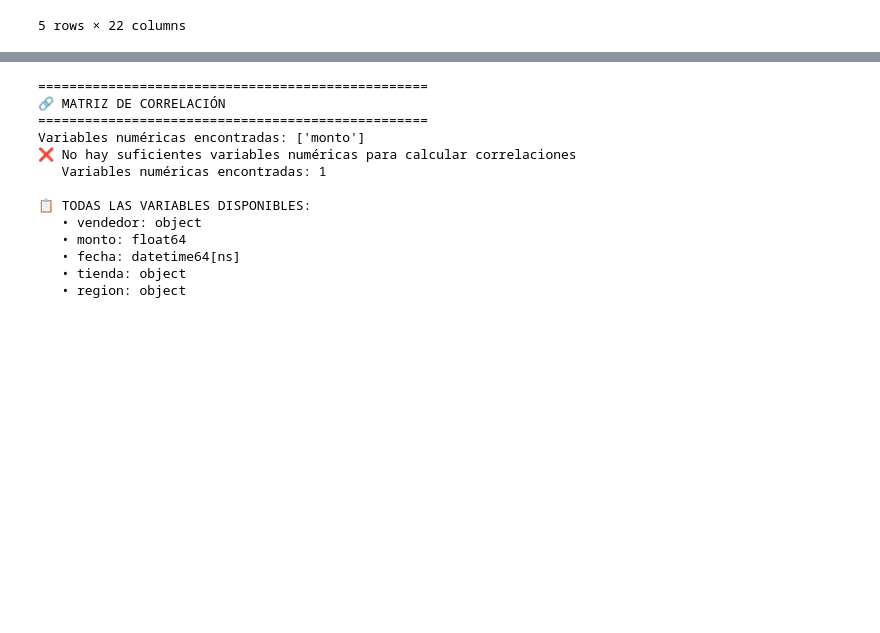
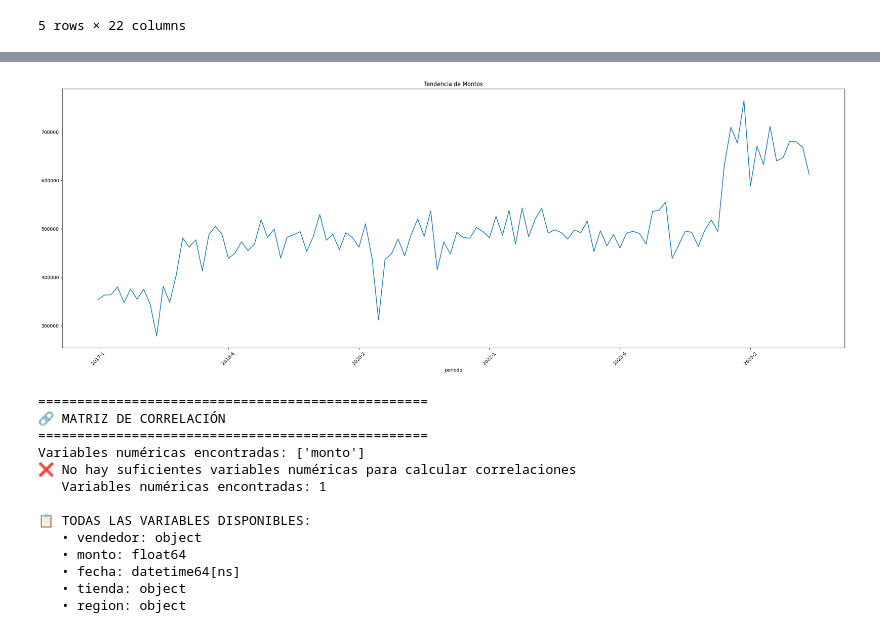
Before and after one commit to jhuarancca/ChiefAIOfficerProgram, a Jupyter notebook: CAIO_Entregable02_EDA.ipynb, the cells around one changed output, grey strips where cells are left out. Saved outputs shown, nothing was run; the diff lists cells and outputs as text; code cells hidden in the pictures; blank space fills up the shorter version.

```diff
--- a/CAIO_Entregable02_EDA.ipynb
+++ b/CAIO_Entregable02_EDA.ipynb
@@ -268,3 +231,9 @@ Ejemplo de fechas convertidas: [Timestamp('2026-02-24 00:00:00'), Timestamp('202
+# %%
+df.groupby('periodo')['total_vent'].sum().plot(figsize=(30,10), title='Tendencia de Montos')
+plt.xticks(rotation=45)
+plt.show()
+# %% [output]
+[figure, added]
 # %%
 # MATRIZ DE CORRELACIÓN CON TUS VARIABLES
 print("\n" + "="*50)
```
Also changed, not shown: parts of 11 cells of this notebook.
